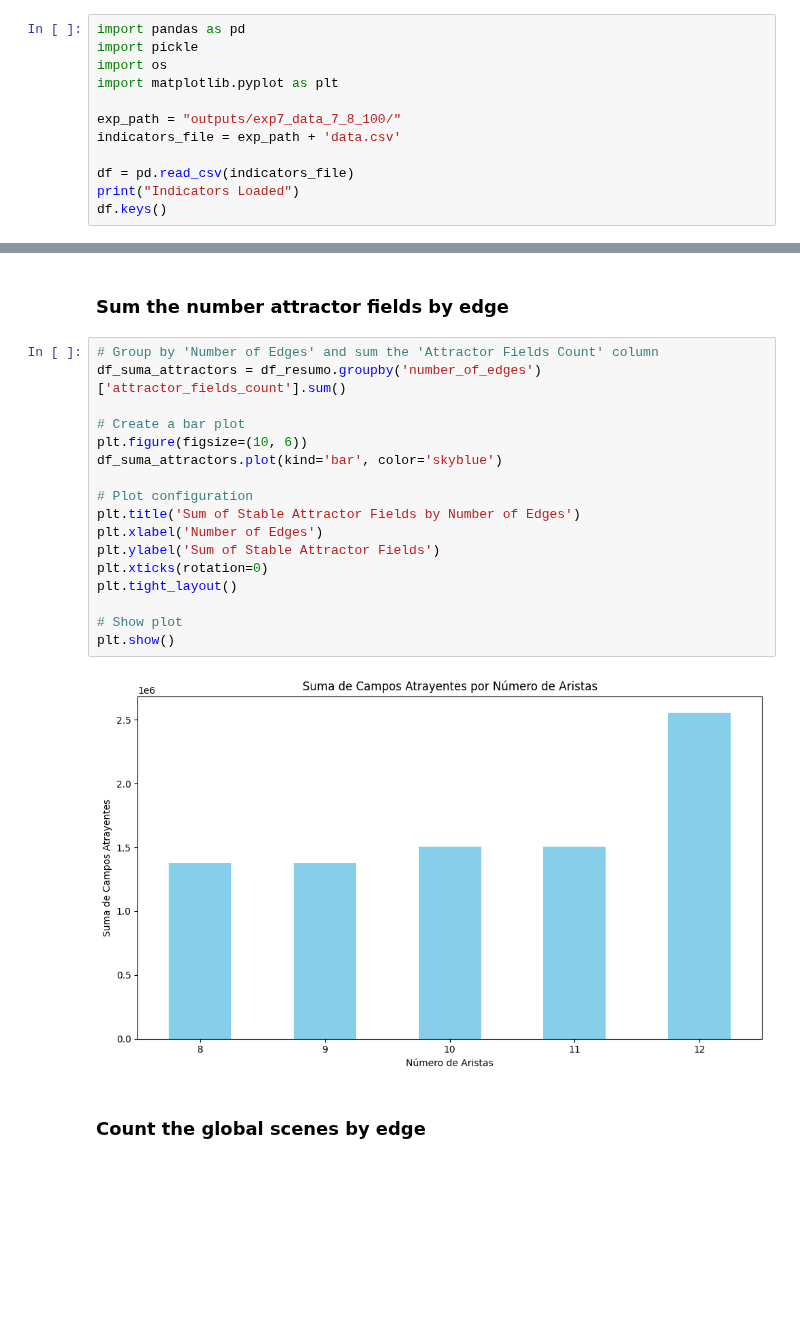
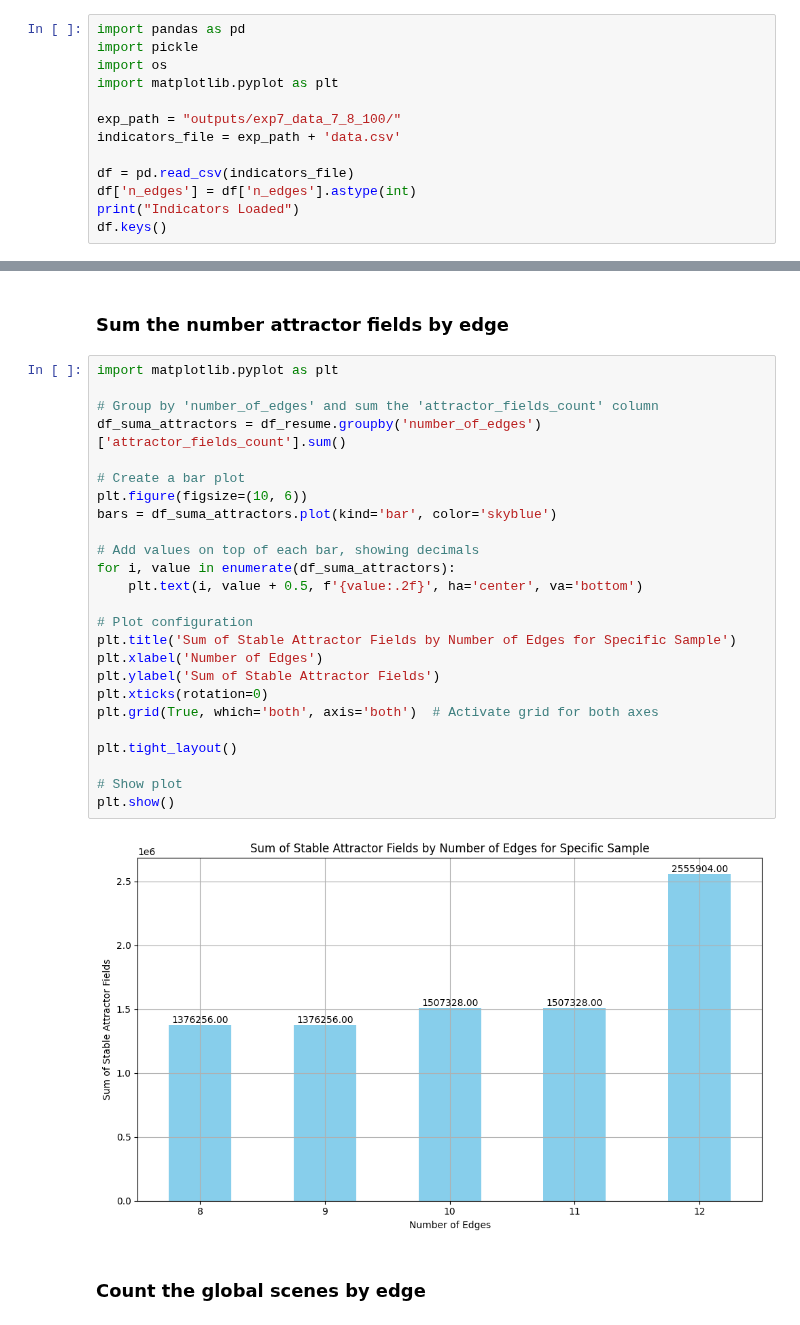
Before and after one commit to crptcusco/cbnetwork, a Jupyter notebook: experiments/7_aleatory_template_coupling_signals/exp7_3_evaluate_equivalence.ipynb, the cells around one changed output, grey strips where cells are left out. Cells and saved outputs as stored; diff of their text form; blank space fills up the shorter version.

```diff
--- a/experiments/7_aleatory_template_coupling_signals/exp7_3_evaluate_equivalence.ipynb
+++ b/experiments/7_aleatory_template_coupling_signals/exp7_3_evaluate_equivalence.ipynb
@@ -14,6 +14,7 @@ exp_path = "outputs/exp7_data_7_8_100/"
 indicators_file = exp_path + 'data.csv'
 
 df = pd.read_csv(indicators_file)
+df['n_edges'] = df['n_edges'].astype(int)
 print("Indicators Loaded")
 df.keys()
 # %% [output]
@@ -131,24 +153,32 @@ KeyboardInterrupt:
 # %% [markdown]
 ### Sum the number attractor fields by edge
 # %%
-# Group by 'Number of Edges' and sum the 'Attractor Fields Count' column
-df_suma_attractors = df_resumo.groupby('number_of_edges')['attractor_fields_count'].sum()
+import matplotlib.pyplot as plt
+
+# Group by 'number_of_edges' and sum the 'attractor_fields_count' column
+df_suma_attractors = df_resume.groupby('number_of_edges')['attractor_fields_count'].sum()
 
 # Create a bar plot
 plt.figure(figsize=(10, 6))
-df_suma_attractors.plot(kind='bar', color='skyblue')
+bars = df_suma_attractors.plot(kind='bar', color='skyblue')
+
+# Add values on top of each bar, showing decimals
+for i, value in enumerate(df_suma_attractors):
+    plt.text(i, value + 0.5, f'{value:.2f}', ha='center', va='bottom')
 
 # Plot configuration
-plt.title('Sum of Stable Attractor Fields by Number of Edges')
+plt.title('Sum of Stable Attractor Fields by Number of Edges for Specific Sample')
 plt.xlabel('Number of Edges')
 plt.ylabel('Sum of Stable Attractor Fields')
 plt.xticks(rotation=0)
+plt.grid(True, which='both', axis='both')  # Activate grid for both axes
+
 plt.tight_layout()
 
 # Show plot
 plt.show()
 # %% [output]
-[figure, old version]
+[figure, new version]
 # %% [markdown]
 ### Count the global scenes by edge
 # %%
```
Also changed, not shown: parts of 6 cells of this notebook.
